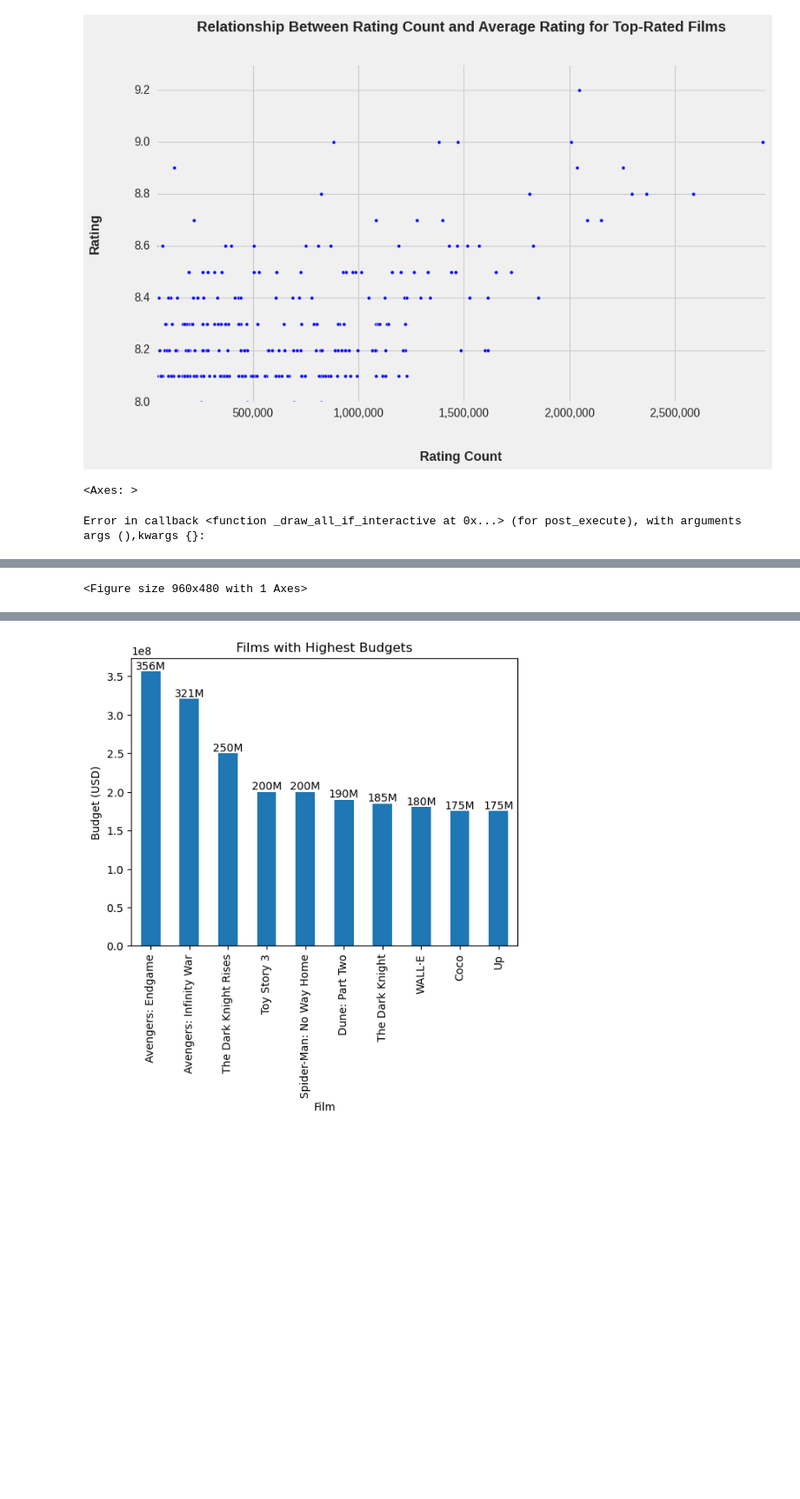
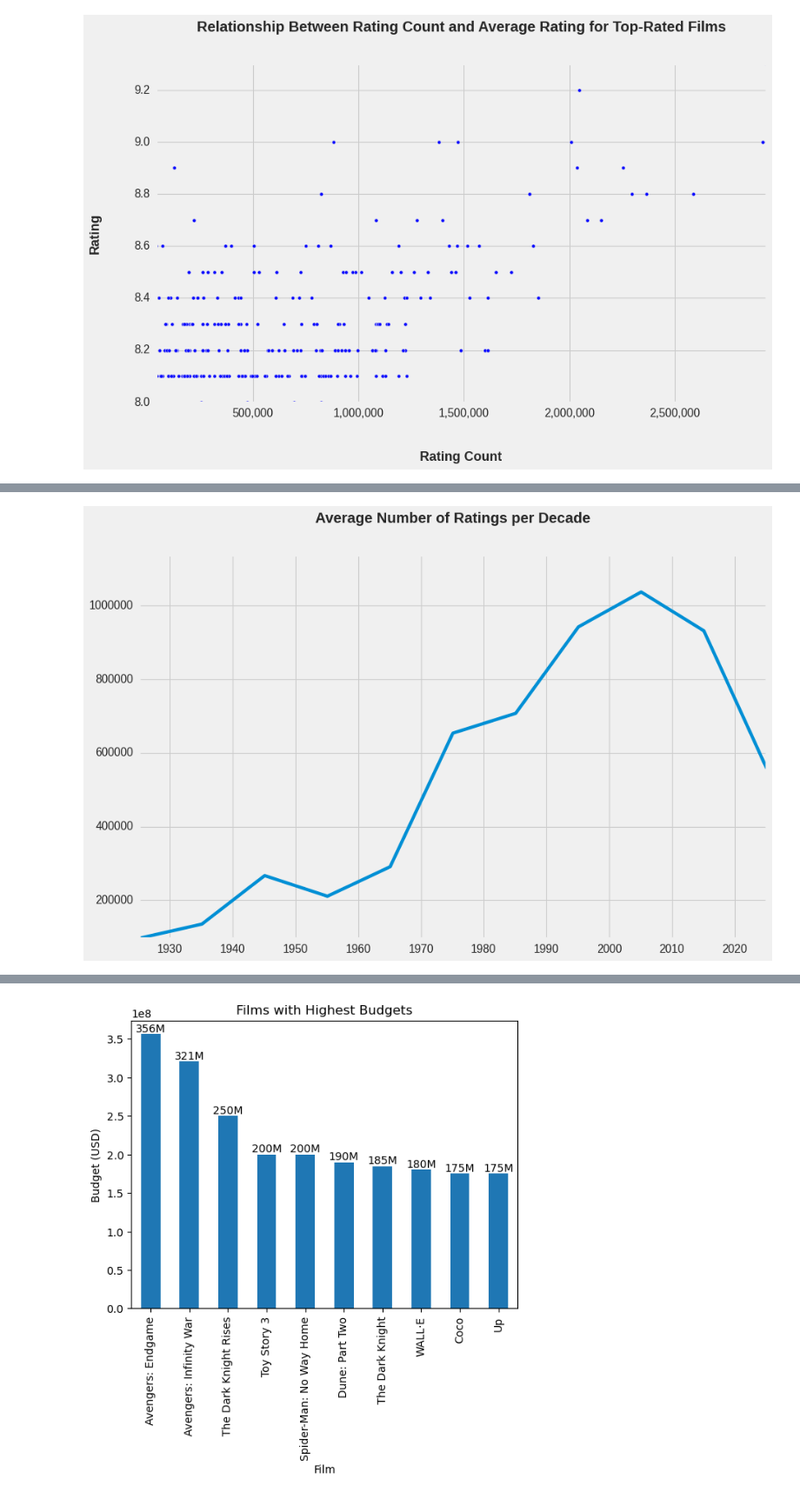
Before and after one commit to dmitkov28/notebooks, a Jupyter notebook: notebooks/ML/movies/imdb_eda.ipynb, the cells around one changed output, grey strips where cells are left out. Shown at 87% size. Drawn from its saved outputs; the diff is of its cells as text; code cells hidden in the pictures; blank space fills up the shorter version.

Commit message:
add more charts

```diff
--- a/notebooks/ML/movies/imdb_eda.ipynb
+++ b/notebooks/ML/movies/imdb_eda.ipynb
@@ -191,7 +191,13 @@ plt.show()
 # %% [output]
 [figure]
 # %%
-data[["rating_count", "date"]].plot()
+ratings_by_decade = data[["date", "rating_count", "rating"]].set_index("date", drop=True)
+ratings_by_decade = ratings_by_decade.resample("10YE-JAN").mean()
+fig, ax = plt.subplots(figsize=(12, 8))
+ax.plot(ratings_by_decade.index, ratings_by_decade["rating_count"], label='Average Rating Count')
+ax.set_title("Average Number of Ratings per Decade")
+ax.legend = True
+ax.set_xlim([ratings_by_decade.index.min(), ratings_by_decade.index.max()])
+ax.set_ylim([ratings_by_decade["rating_count"].min(), ratings_by_decade["rating_count"].max() + 100000])
+plt.show()
 # %% [output]
-<Axes: >
-Error in callback <function _draw_all_if_interactive at 0x...> (for post_execute), with arguments args (),kwargs {}:
@@ -200 +204 @@ ValueError: Date ordinal 2933446.0 converts to 10001-07-03T00:00:00.000000 (usin
-<Figure size 960x480 with 1 Axes>
+[figure, added]
```
Also changed, not shown: parts of 6 cells of this notebook.
